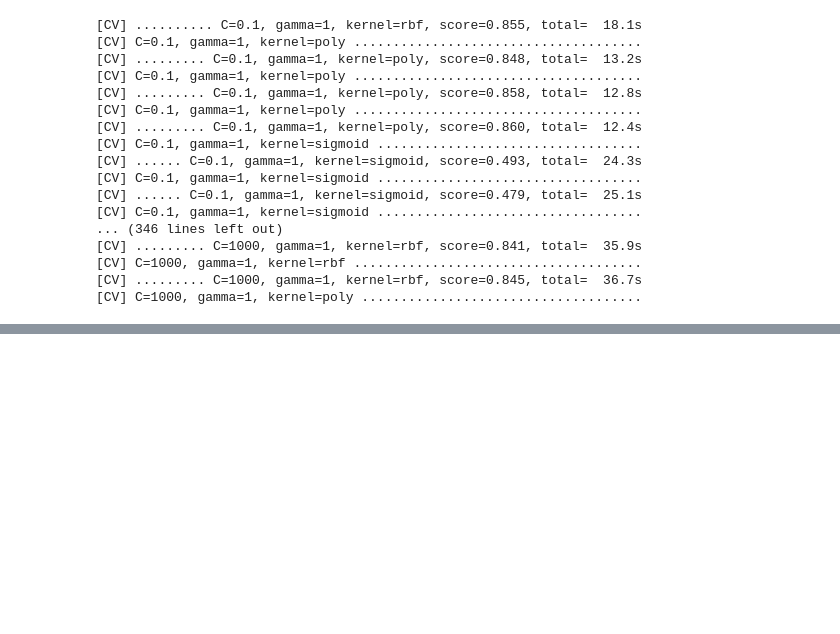
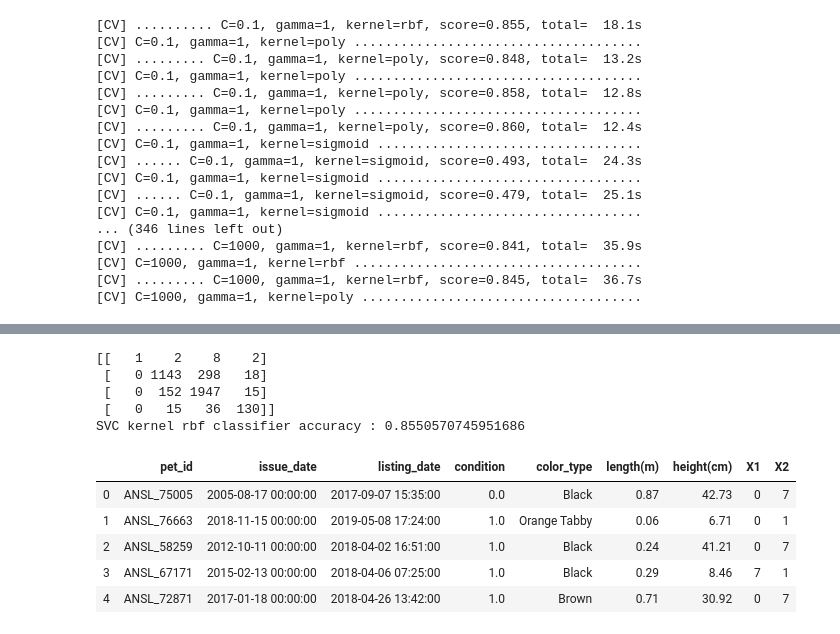
Before and after one commit to Princeshaw/Pet-Adoption-Hackerearth, a Jupyter notebook: new_model_with_condition.ipynb, the cells around one changed output, grey strips where cells are left out. Saved outputs shown, nothing was run; the diff lists cells and outputs as text; code cells hidden in the pictures; blank space fills up the shorter version.

Commit message:
predict the both breed and pet

```diff
--- a/new_model_with_condition.ipynb
+++ b/new_model_with_condition.ipynb
@@ -199,0 +255,11 @@ print(grid.best_estimator_)
+# %%
+from sklearn.metrics import confusion_matrix,accuracy_score
+y_pred = svc.predict(X_test_pet)
+print(confusion_matrix(y_test_pet,y_pred))
+print("SVC kernel rbf classifier accuracy : "+str(accuracy_score(y_test_pet,y_pred)))
+# %% [output]
+[[   1    2    8    2]
+ [   0 1143  298   18]
+ [   0  152 1947   15]
+ [   0   15   36  130]]
+SVC kernel rbf classifier accuracy : 0.8550570745951686
@@ -199,0 +274,10 @@ print(grid.best_estimator_)
+# %%
+testDataset = pd.read_csv("./dataset/test.csv")
+testDataset.head()
+# %% [output]
+|  | pet_id | issue_date | listing_date | condition | color_type | length(m) | height(cm) | X1 | X2 |
+| 0 | ANSL_75005 | 2005-08-17 00:00:00 | 2017-09-07 15:35:00 | 0.0 | Black | 0.87 | 42.73 | 0 | 7 |
+| 1 | ANSL_76663 | 2018-11-15 00:00:00 | 2019-05-08 17:24:00 | 1.0 | Orange Tabby | 0.06 | 6.71 | 0 | 1 |
+| 2 | ANSL_58259 | 2012-10-11 00:00:00 | 2018-04-02 16:51:00 | 1.0 | Black | 0.24 | 41.21 | 0 | 7 |
+| 3 | ANSL_67171 | 2015-02-13 00:00:00 | 2018-04-06 07:25:00 | 1.0 | Black | 0.29 | 8.46 | 7 | 1 |
+| 4 | ANSL_72871 | 2017-01-18 00:00:00 | 2018-04-26 13:42:00 | 1.0 | Brown | 0.71 | 30.92 | 0 | 7 |
```
Also changed, not shown: parts of 12 cells of this notebook, 1 other file.
